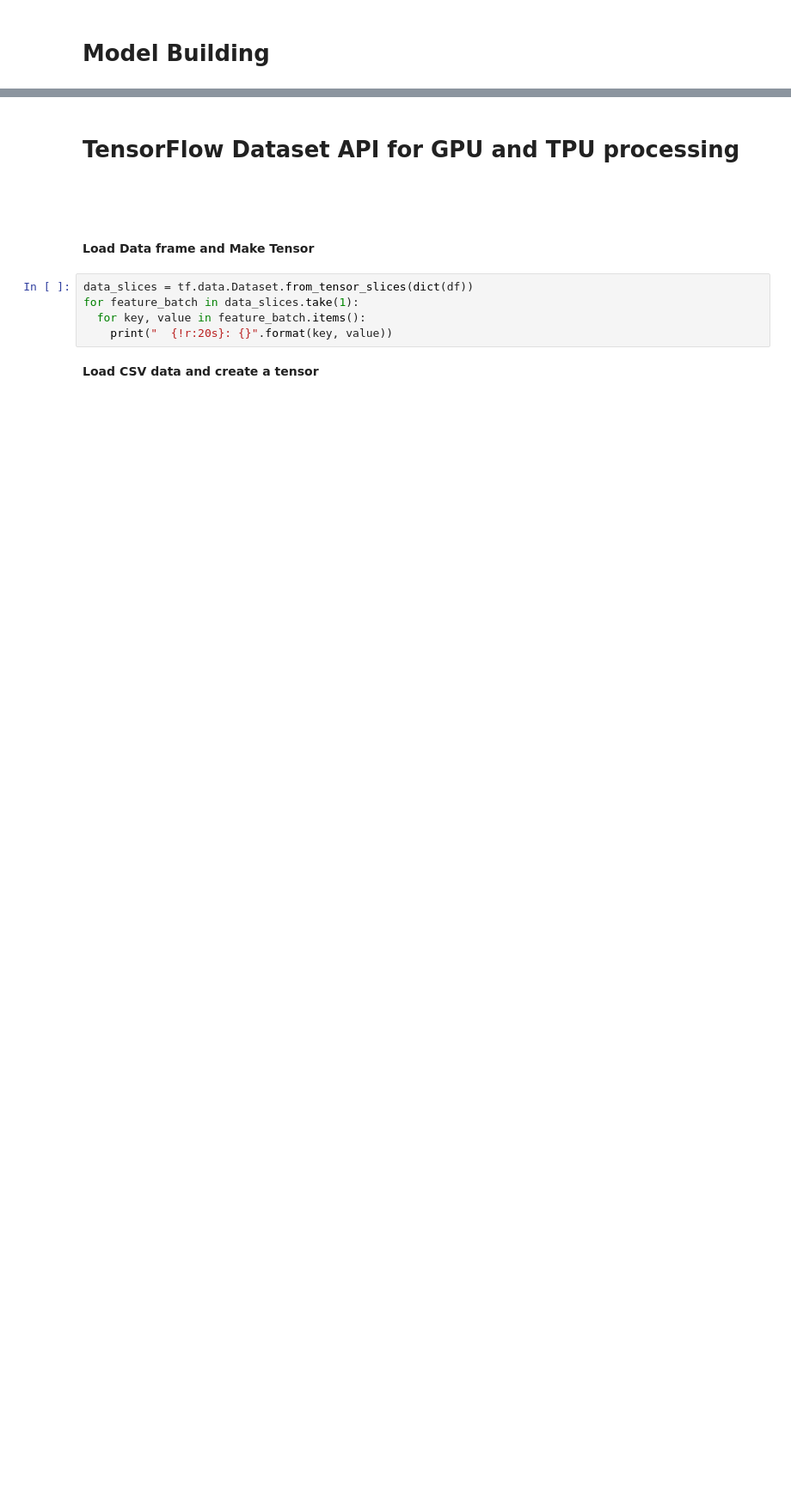
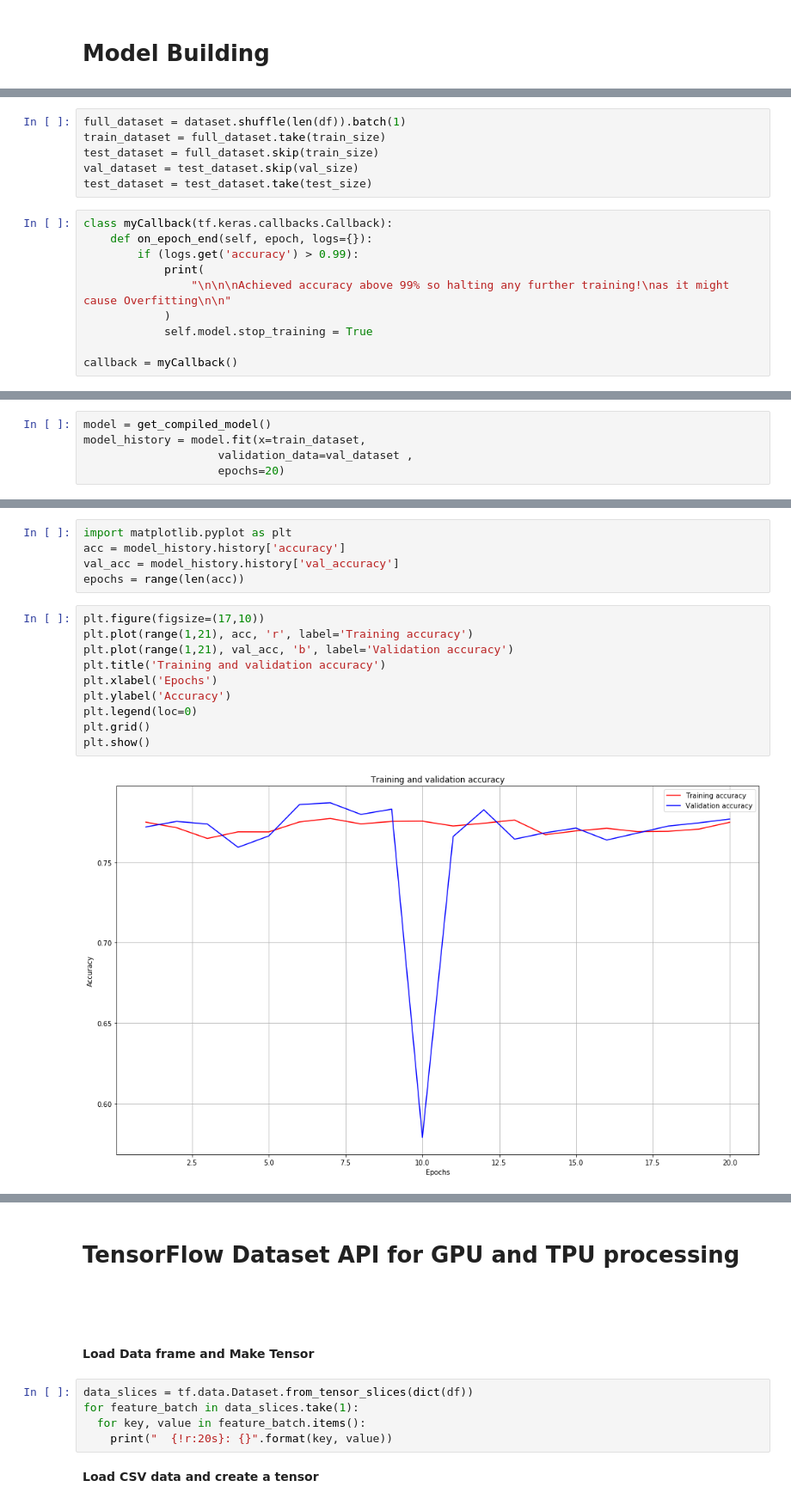
Before and after one commit to sachin032/TensorFlow, a Jupyter notebook: Exercise-1.ipynb, the cells around one changed output, grey strips where cells are left out. Shown: that part at 86% size. Cells and saved outputs as stored; diff of their text form; blank space fills up the shorter version.

```diff
--- a/Exercise-1.ipynb
+++ b/Exercise-1.ipynb
@@ -429 +429,17 @@ http://63d67953.ngrok.io
+# %%
+full_dataset = dataset.shuffle(len(df)).batch(1)
+train_dataset = full_dataset.take(train_size)
+test_dataset = full_dataset.skip(train_size)
+val_dataset = test_dataset.skip(val_size)
+test_dataset = test_dataset.take(test_size)
+# %%
+class myCallback(tf.keras.callbacks.Callback):
+    def on_epoch_end(self, epoch, logs={}):
+        if (logs.get('accuracy') > 0.99):
+            print(
+                "\n\n\nAchieved accuracy above 99% so halting any further training!\nas it might cause Overfitting\n\n"
+            )
+            self.model.stop_training = True
+
+callback = myCallback()
 # %%
@@ -457,0 +469,5 @@ ImportError: ignored
+# %%
+model = get_compiled_model()
+model_history = model.fit(x=train_dataset,
+                    validation_data=val_dataset ,
+                    epochs=20)
@@ -457,0 +492,17 @@ ImportError: ignored
+# %%
+import matplotlib.pyplot as plt
+acc = model_history.history['accuracy']
+val_acc = model_history.history['val_accuracy']
+epochs = range(len(acc))
+# %%
+plt.figure(figsize=(17,10))
+plt.plot(range(1,21), acc, 'r', label='Training accuracy')
+plt.plot(range(1,21), val_acc, 'b', label='Validation accuracy')
+plt.title('Training and validation accuracy')
+plt.xlabel('Epochs')
+plt.ylabel('Accuracy')
+plt.legend(loc=0)
+plt.grid()
+plt.show()
+# %% [output]
+[figure, added]
```
Also changed, not shown: parts of 38 cells of this notebook.
